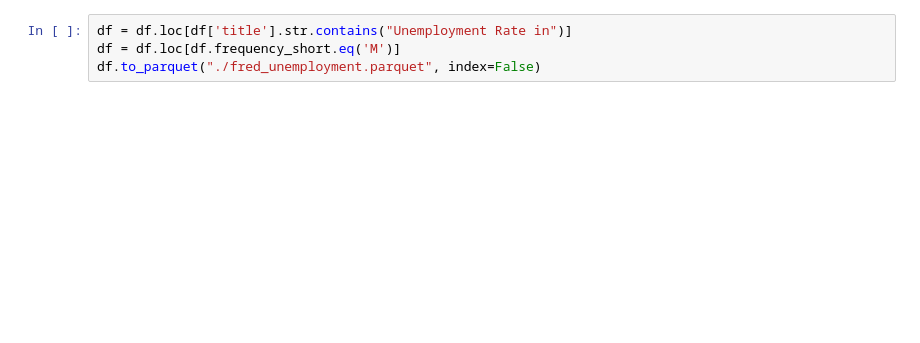
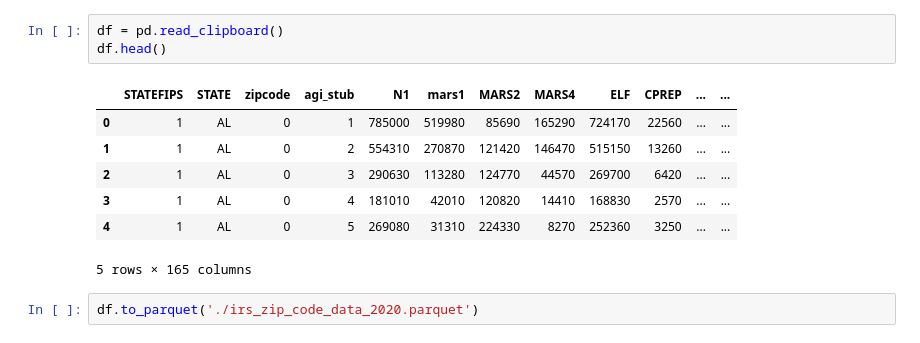
Before and after one commit to aaweaver-actuary/sb-eda, a Jupyter notebook: sbEDA/data/fred-testing.ipynb, the cells around one changed output. Drawn from its saved outputs; the diff is of its cells as text; blank space fills up the shorter version.

Commit message:
fred data + irs data

```diff
--- a/sbEDA/data/fred-testing.ipynb
+++ b/sbEDA/data/fred-testing.ipynb
@@ -26,4 +11,13 @@ df
-# %%
-df = df.loc[df['title'].str.contains("Unemployment Rate in")]
-df = df.loc[df.frequency_short.eq('M')]
-df.to_parquet("./fred_unemployment.parquet", index=False)
+# %%
+df = pd.read_clipboard()
+df.head()
+# %% [output]
+|  | STATEFIPS | STATE | zipcode | agi_stub | N1 | mars1 | MARS2 | MARS4 | ELF | CPREP | ... | ... |
+| 0 | 1 | AL | 0 | 1 | 785000 | 519980 | 85690 | 165290 | 724170 | 22560 | ... | ... |
+| 1 | 1 | AL | 0 | 2 | 554310 | 270870 | 121420 | 146470 | 515150 | 13260 | ... | ... |
+| 2 | 1 | AL | 0 | 3 | 290630 | 113280 | 124770 | 44570 | 269700 | 6420 | ... | ... |
+| 3 | 1 | AL | 0 | 4 | 181010 | 42010 | 120820 | 14410 | 168830 | 2570 | ... | ... |
+| 4 | 1 | AL | 0 | 5 | 269080 | 31310 | 224330 | 8270 | 252360 | 3250 | ... | ... |
+5 rows × 165 columns
+# %%
+df.to_parquet('./irs_zip_code_data_2020.parquet')
```
Also changed, not shown: parts of 20 cells of this notebook, 11 other files.
